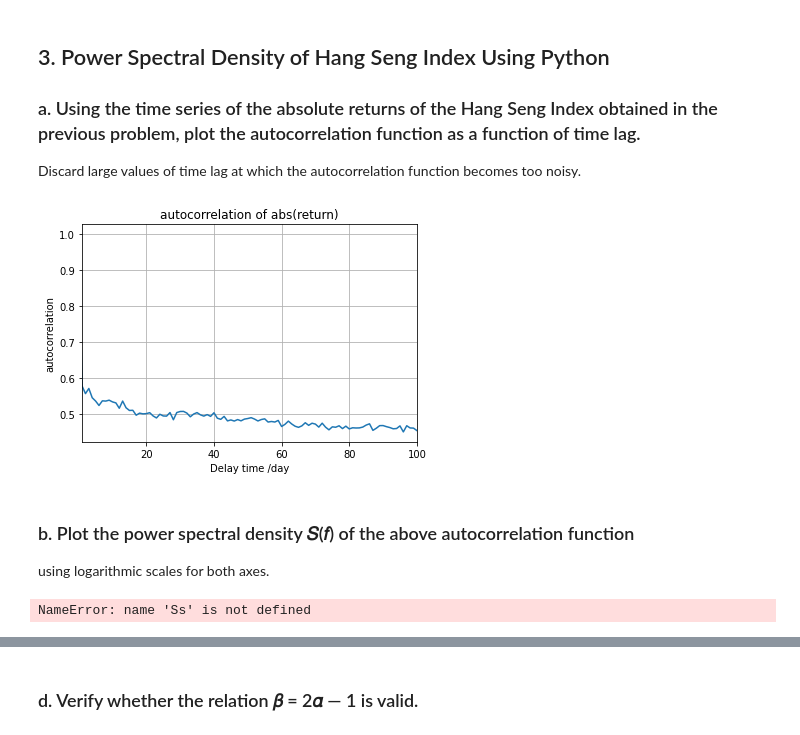
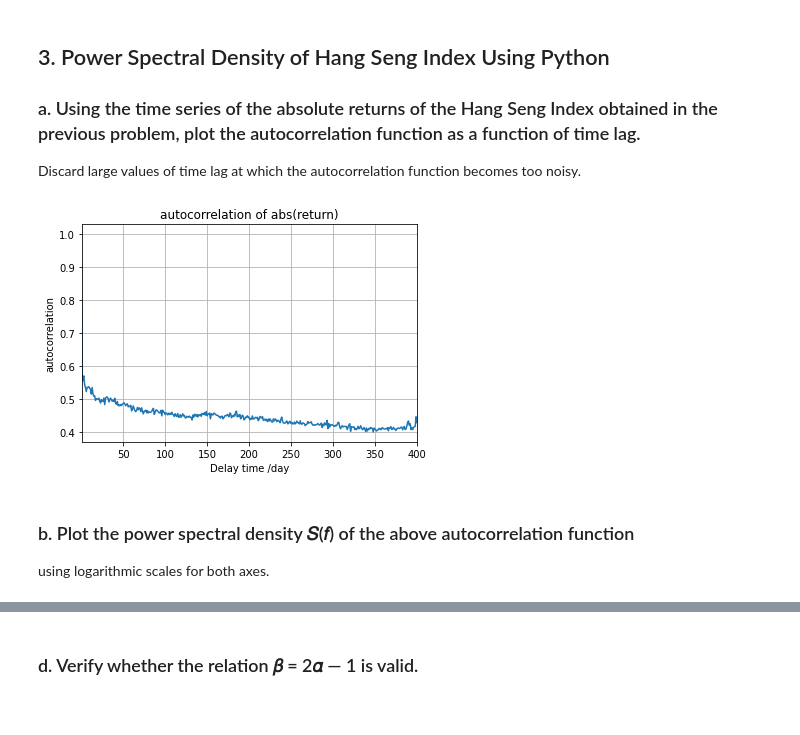
Before and after one commit to Algebra-FUN/DDM-Coursework, a Jupyter notebook: MSDM5003/Assignment/HW5/HW5.ipynb, the cells around one changed output, grey strips where cells are left out. Saved outputs shown, nothing was run; the diff lists cells and outputs as text; code cells hidden in the pictures.

```diff
--- a/MSDM5003/Assignment/HW5/HW5.ipynb
+++ b/MSDM5003/Assignment/HW5/HW5.ipynb
@@ -261,25 +261,24 @@ plt.show()
 ### a. Using the time series of the absolute returns of the Hang Seng Index obtained in the previous problem, plot the autocorrelation function as a function of time lag.
 Discard large values of time lag at which the autocorrelation function becomes too noisy.
 # %%
-maxlags=100
+maxlags=400
 ts,Cs,*_=plt.acorr(ret,maxlags=maxlags,usevlines=False,linestyle="-",marker=" ")
 plt.title("autocorrelation of abs(return)")
 plt.xlabel("Delay time /day")
 plt.ylabel("autocorrelation")
 plt.xlim([1,maxlags])
 plt.grid(True)
 plt.show()
 # %% [output]
-[figure, old version]
+[figure, new version]
 # %% [markdown]
 ### b. Plot the power spectral density 𝑆(𝑓) of the above autocorrelation function
 using logarithmic scales for both axes.
 # %%
-fs=np.fft.fftfreq(Ss.size)
+Cs=Cs[ts>0]
 Ss=np.fft.rfft(Cs)
+fs=np.fft.rfftfreq(Cs.size)
 As=np.abs(Ss)
-# %% [output]
-NameError: name 'Ss' is not defined
 # %%
 plt.plot(fs,As)
 plt.grid(True)
```
Also changed, not shown: parts of 11 cells of this notebook.
